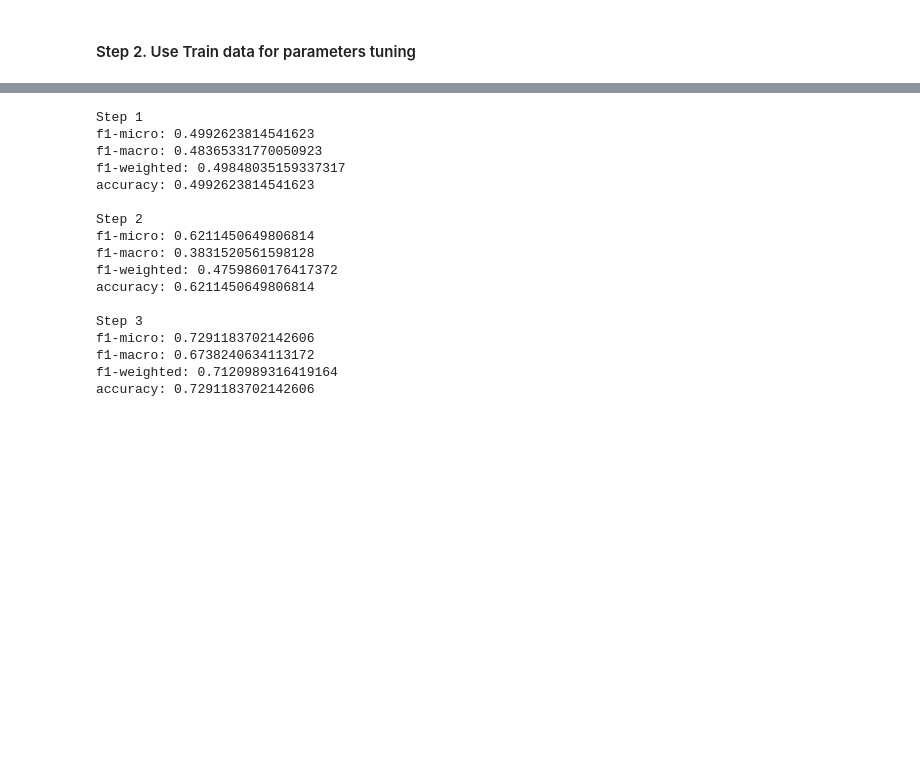
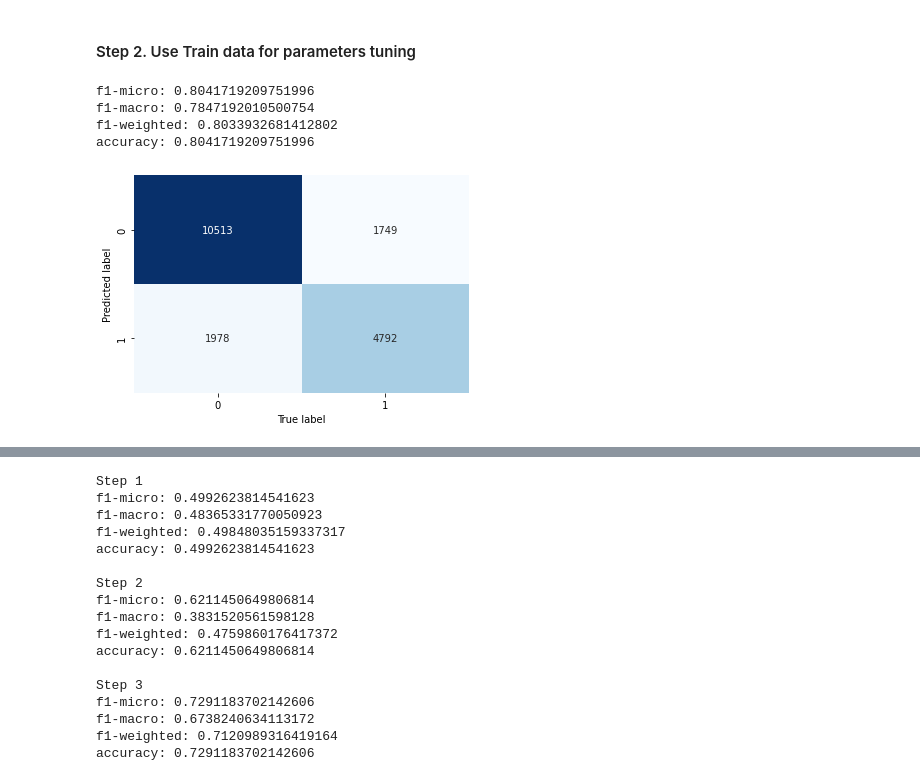
Before and after one commit to YannBerthelotCap/bootcamp-hiparis2022, a Jupyter notebook: 5_model.ipynb, the cells around one changed output, grey strips where cells are left out. Drawn from its saved outputs; the diff is of its cells as text; code cells hidden in the pictures; blank space fills up the shorter version.

Commit message:
update model + level version

```diff
--- a/5_model.ipynb
+++ b/5_model.ipynb
@@ -151,25 +186,14 @@ MODEL_TYPE = Union[LogisticRegression, RandomForestClassifier, XGBClassifier]
+# %%
+# Test features_target_split
+target_col = "FIRE"
+X_train, y_train = features_target_split(data, target_col)
 # %%
-def features_target_split(df:pd.DataFrame, col:str) -> Tuple[pd.DataFrame, pd.DataFrame]:
-    '''
-    Split features and target values
-
-    Input:
-    data (pd.DataFrame) : input DataFrame with features and target values
-    col (str) : name of the target value column
-
-    Output:
-    X (pd.DataFrame): DataFrame with features
-    y (pd.DataFrame): DataFrame with target values
-    '''
-    X = df.drop(columns=[col])
-    y = df[[col]]
-
-    return X, y
-
 def train_test_split(df:pd.DataFrame, col:str, ratio: float = 0.75) -> Tuple[pd.DataFrame, pd.DataFrame, pd.DataFrame, pd.DataFrame, pd.DataFrame, pd.DataFrame]:
     '''
     Split inputs into 2 sets of data: training (train) and test (test).
     Each set of data is splitted into features (X) and target values (y).
+    Be careful not to split with shuffling as we need to keep the chronological order
+
 
     Input:
     data (pd.DataFrame) : input DataFrame with features and target values
@@ -320,0 +250,5 @@ def rf_features_importance(model: MODEL_TYPE, cols:list) -> None:
+# %%
+# Test model_fit_predict
+
+random_forest = RandomForestClassifier()
+y_pre, trained_model = model_fit_predict(random_forest, X_train_val, y_train_val, X_test)
@@ -320,0 +286,9 @@ def rf_features_importance(model: MODEL_TYPE, cols:list) -> None:
+# %%
+# Test scoring
+scores = scoring(y_test, y_pre)
+print_scoring(scores)
+# %% [output]
+f1-micro: 0.8041719209751996
+f1-macro: 0.7847192010500754
+f1-weighted: 0.8033932681412802
+accuracy: 0.8041719209751996
@@ -320,0 +319,5 @@ def rf_features_importance(model: MODEL_TYPE, cols:list) -> None:
+# %%
+# Test confusion matrix
+plot_confusion_matrix(y_test, y_pre, 2)
+# %% [output]
+[figure, added]
```
Also changed, not shown: parts of 12 cells of this notebook, 3 other files.
